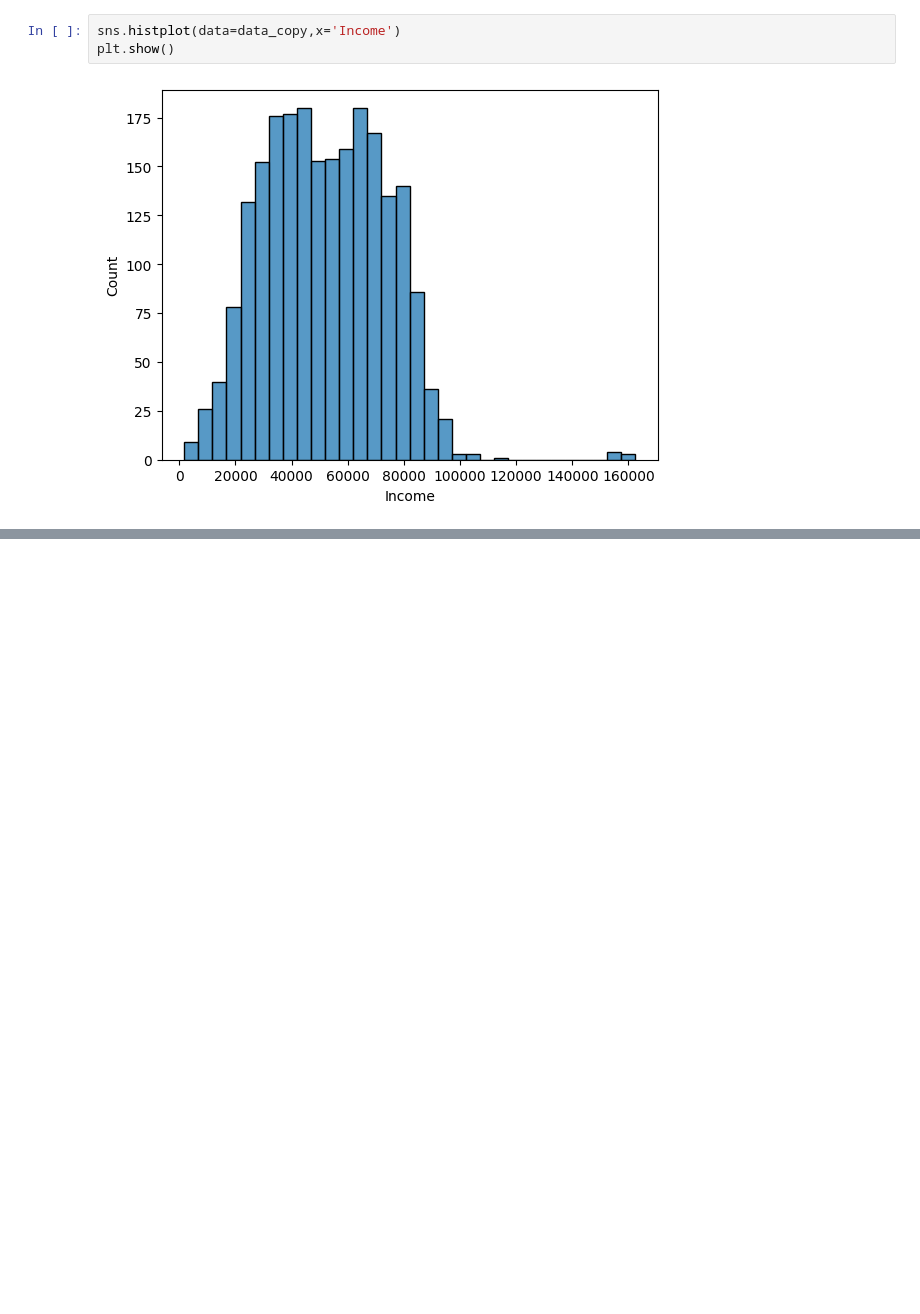
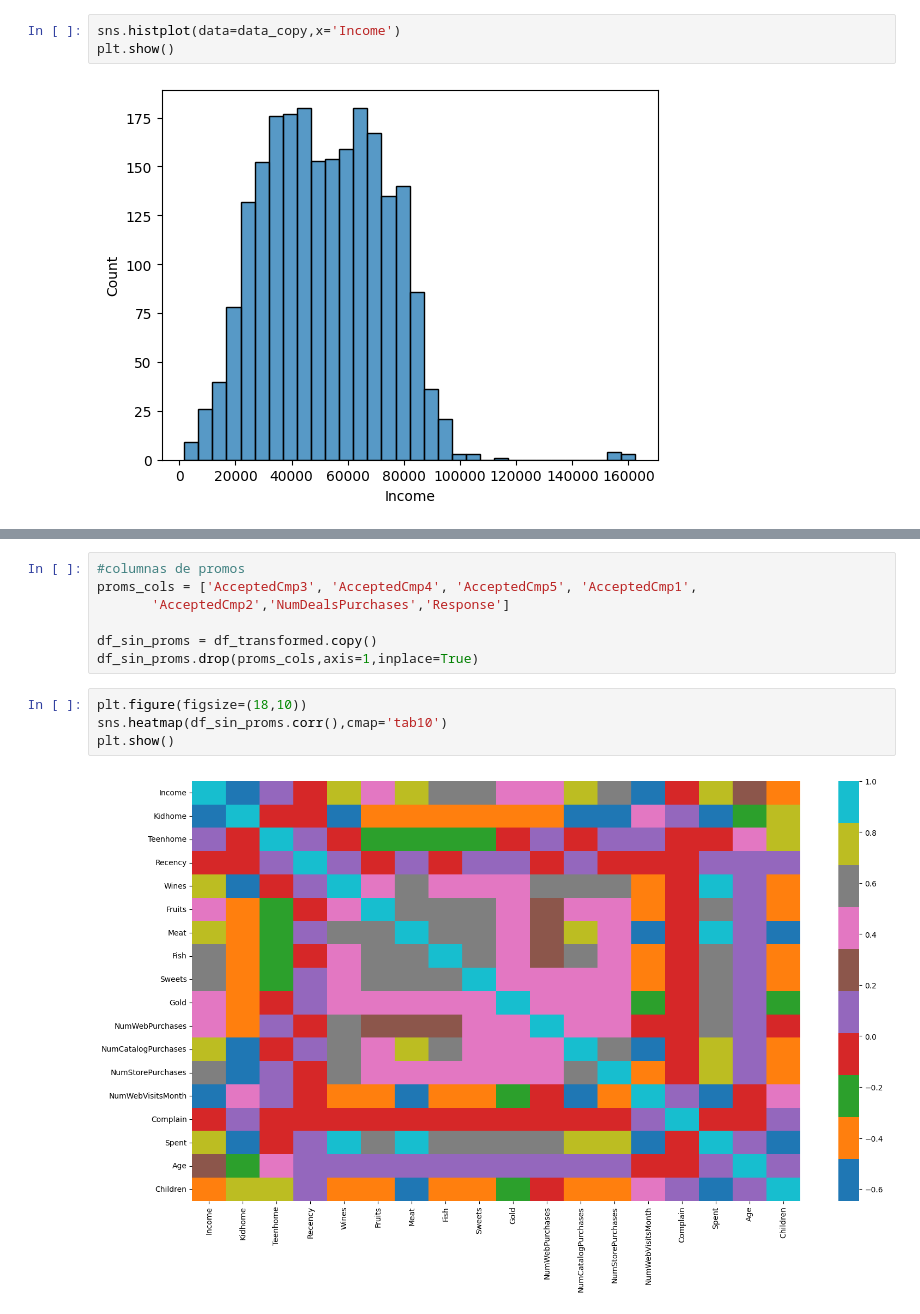
Before and after one commit to giraljv/Customer_personality_project, a Jupyter notebook: customer.ipynb, the cells around one changed output, grey strips where cells are left out. Cells and saved outputs as stored; diff of their text form; blank space fills up the shorter version.

```diff
--- a/customer.ipynb
+++ b/customer.ipynb
@@ -129,0 +236,13 @@ new_income_null
+# %%
+#columnas de promos
+proms_cols = ['AcceptedCmp3', 'AcceptedCmp4', 'AcceptedCmp5', 'AcceptedCmp1',
+       'AcceptedCmp2','NumDealsPurchases','Response']
+
+df_sin_proms = df_transformed.copy()
+df_sin_proms.drop(proms_cols,axis=1,inplace=True)
+# %%
+plt.figure(figsize=(18,10))
+sns.heatmap(df_sin_proms.corr(),cmap='tab10')
+plt.show()
+# %% [output]
+[figure, added]
```
Also changed, not shown: parts of 70 cells of this notebook.
